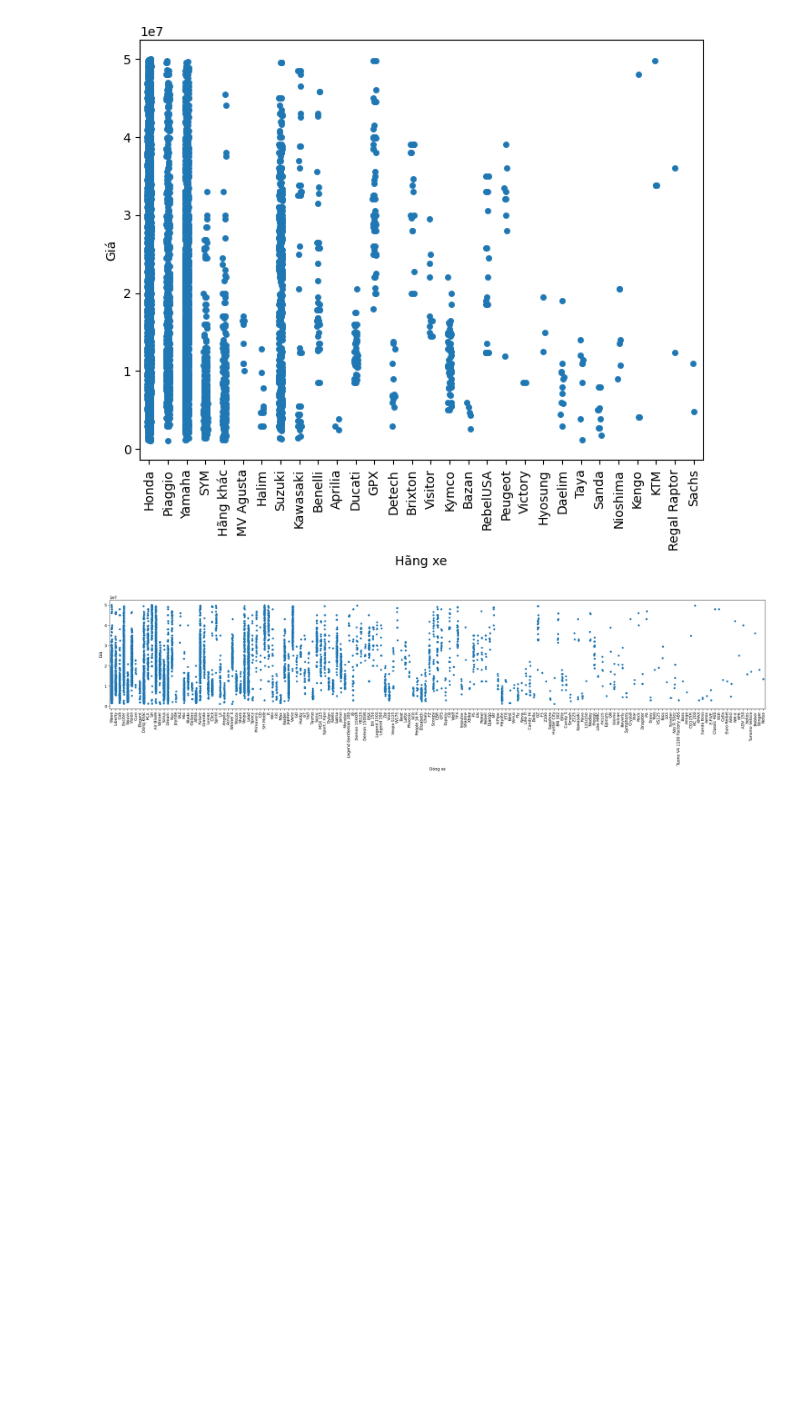
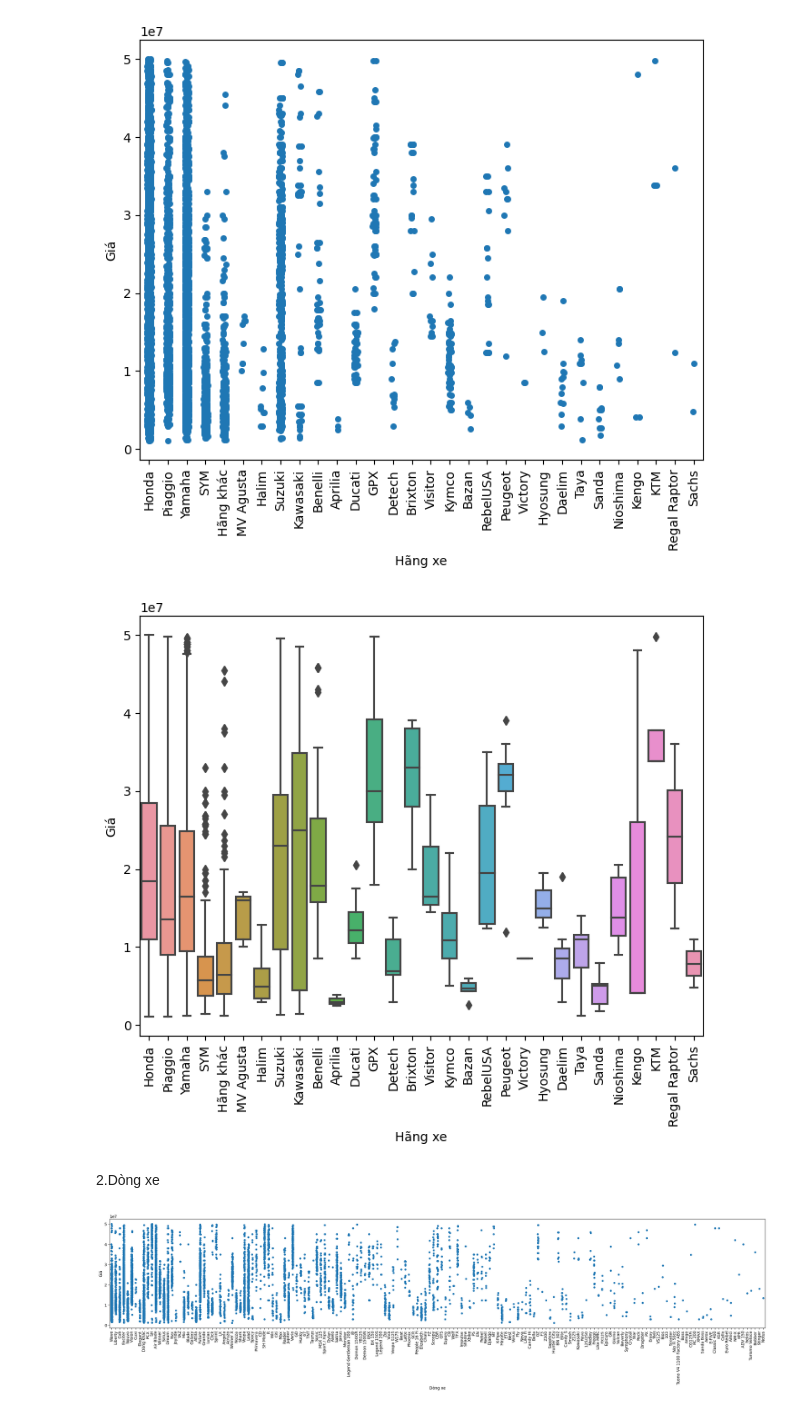
Before and after one commit to hungng2k2/du-doan-gia-xe-may, a Jupyter notebook: eda.ipynb, the cells around one changed output. Drawn from its saved outputs; the diff is of its cells as text; code cells hidden in the pictures; blank space fills up the shorter version.

```diff
--- a/eda.ipynb
+++ b/eda.ipynb
@@ -37,6 +40,16 @@ plt.setp(labels, rotation=90)
 plt.show()
 # %% [output]
 [figure]
+# %%
+fig, ax = plt.subplots(figsize=(8,6))
+sns.boxplot(data=data, x='Hãng xe', y='Giá', ax=ax)
+locs, labels = plt.xticks()
+plt.setp(labels, rotation=90)
+plt.show()
+# %% [output]
+[figure, added]
+# %% [markdown]
+2.Dòng xe
 # %%
 fig, ax = plt.subplots(figsize=(30,5))
 sns.stripplot(data=data, x='Dòng xe', y='Giá', ax=ax)
```
Also changed, not shown: parts of 24 cells of this notebook.
